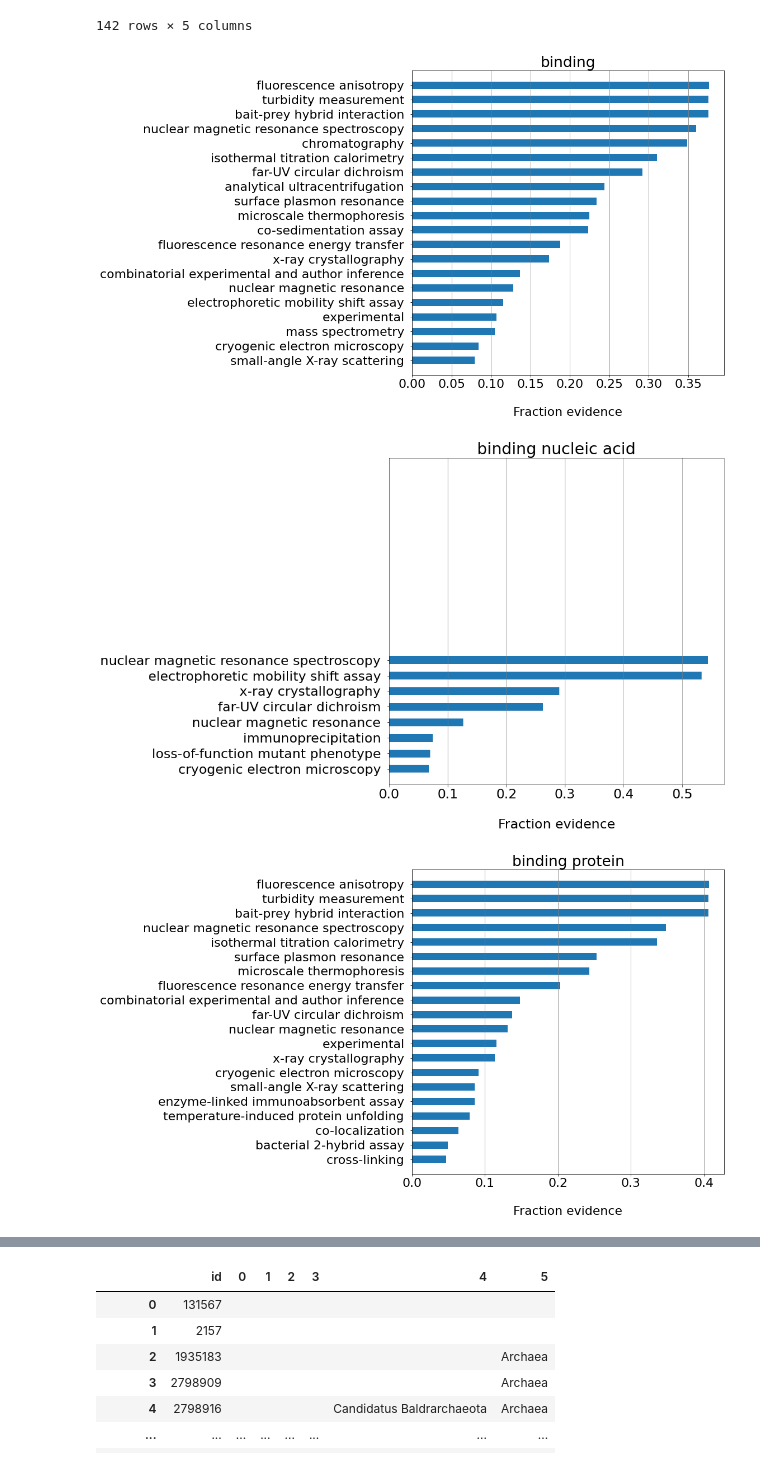
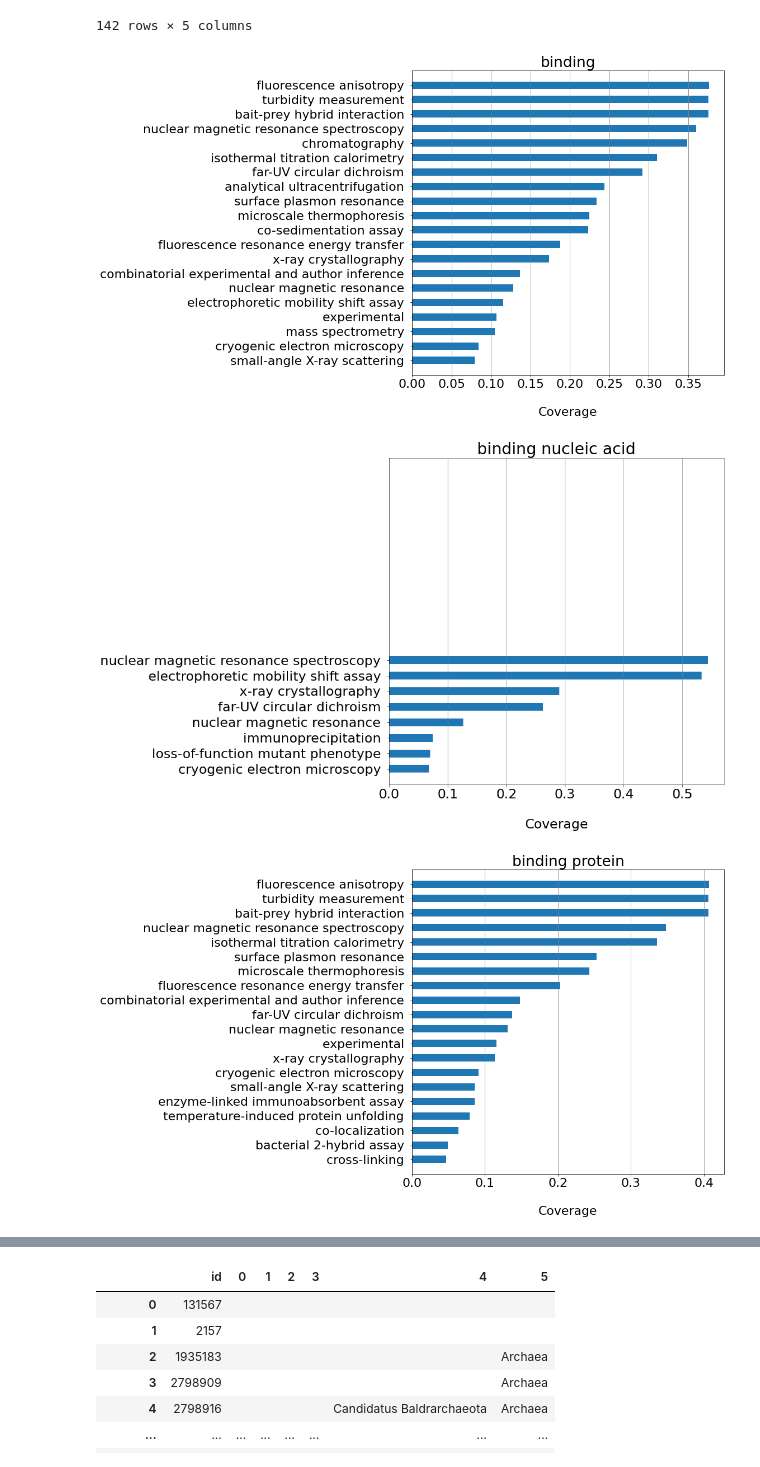
Before and after one commit to BioComputingUP/caid2-reference, a Jupyter notebook: src/references_stats.ipynb, the cells around one changed output, grey strips where cells are left out. Saved outputs shown, nothing was run; the diff lists cells and outputs as text; code cells hidden in the pictures.

```diff
--- a/src/references_stats.ipynb
+++ b/src/references_stats.ipynb
@@ -95,7 +131,7 @@ for group, df_g in df.groupby(level='group'):
 [figure]
 # %%
 # Content at the protein level
-for group, df_g in df.reset_index().groupby('group'):
+for group, df_g in df_references.reset_index().groupby('group'):
     df_len = df_g.groupby(['disprot_id', 'reference', 'value']).agg({'pos': 'count'}).droplevel('disprot_id').reset_index()
     df_len = df_len.loc[df_len['value'] != '-']
     # print(df_len)
@@ -129,7 +165,7 @@ for group, df_g in df.reset_index().groupby('group'):
 [figure]
 # %%
 # Content at the protein level
-for group, df_g in df.reset_index().groupby('group'):
+for group, df_g in df_references.reset_index().groupby('group'):
     df_ = df_g.groupby(['disprot_id', 'reference', 'value']).agg({'pos': 'count'}).reset_index()
     df_ = df_.loc[df_['value'] != '-']#.droplevel('disprot_id').reset_index()#.pivot(index='reference', columns='value', values='pos')
     df_tot = df_.groupby(['disprot_id', 'reference']).agg({'pos': 'sum'})
@@ -165,8 +201,8 @@ for group, df_g in df.reset_index().groupby('group'):
 [figure]
 [figure]
 # %%
-df = pd.read_csv(dataset_raw_file, sep="\t")
-df.columns
+df_dataset = pd.read_csv(dataset_raw_file, sep="\t")
+df_dataset.columns
 # %% [output]
 Index(['region_id', 'unpublished', 'ec_ontology', 'end', 'term_id', 'start',
        'version', 'statement', 'term_name', 'ec_name', 'curator_orcid',
@@ -186,7 +222,7 @@ def expand_region(df_:pd.DataFrame, start_col:str='start', end_col:str='end', re
     df_[res_col] = list(range(int(df_[start_col]), int(df_[end_col]) + 1, 1))
     return df_
 # %%
-df_pos = df.apply(expand_region, axis=1).explode("reg_position")
+df_pos = df_dataset.apply(expand_region, axis=1).explode("reg_position")
 df_pos
 # %% [output]
 |  | region_id | unpublished | ec_ontology | end | term_id | start | version | statement | term_name | ... |
@@ -223,19 +259,19 @@ df_ec
 # %%
 for challenge, df_g in df_ec.groupby('challenge'):
     fig, ax = plt.subplots(figsize=(10, 10))
     df_g['ec_name'] = df_g['ec_name'].map(lambda x: x.split('evidence')[0].split('used')[0])
     df_g.set_index('ec_name')['fraction'].iloc[-20:].plot(kind='barh', ax=ax)
     ax.xaxis.grid()
-    ax.set_xlabel('Fraction evidence', labelpad=30)
+    ax.set_xlabel('Coverage', labelpad=30)
 
     plt.title(challenge)
     fig.gca().set_ylabel("")
     ax.set_ybound(-1, 20)
 
     fig.gca().set_ylabel("")
     fig.savefig("{}/stat_ec_{}.png".format(fig_dir, challenge), dpi=300, bbox_inches='tight')
     # break
 # %% [output]
-[figure, old version]
+[figure, new version]
-[figure, old version]
+[figure, new version]
-[figure, old version]
+[figure, new version]
```
Also changed, not shown: parts of 8 cells of this notebook, 2 other files.
